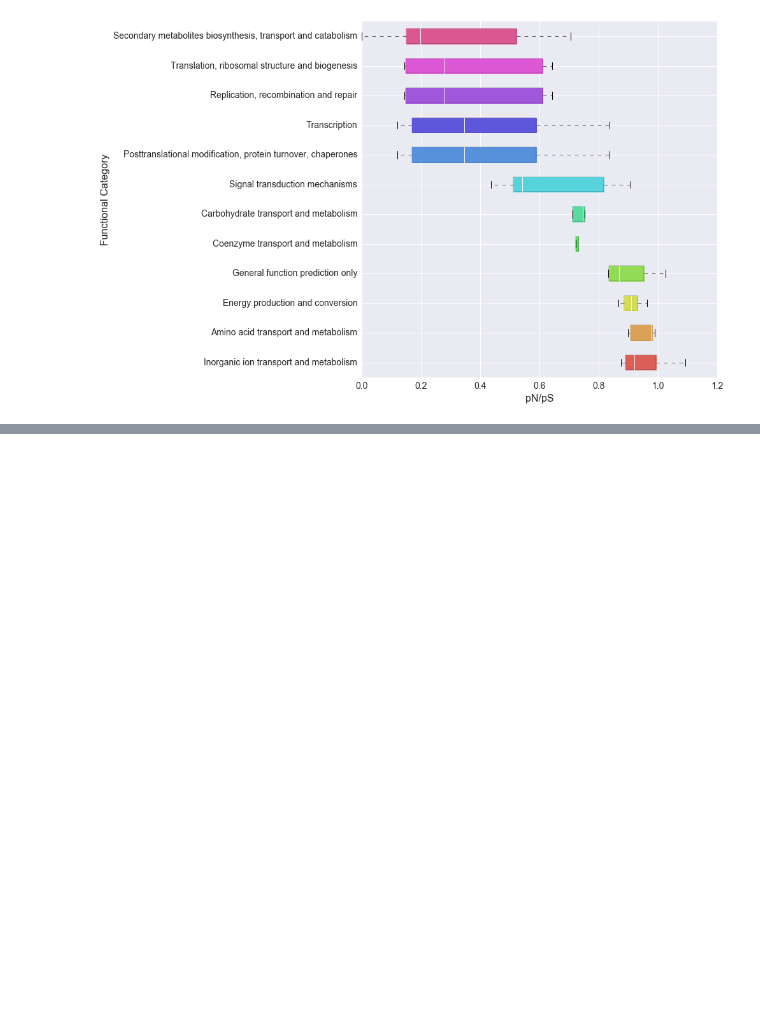
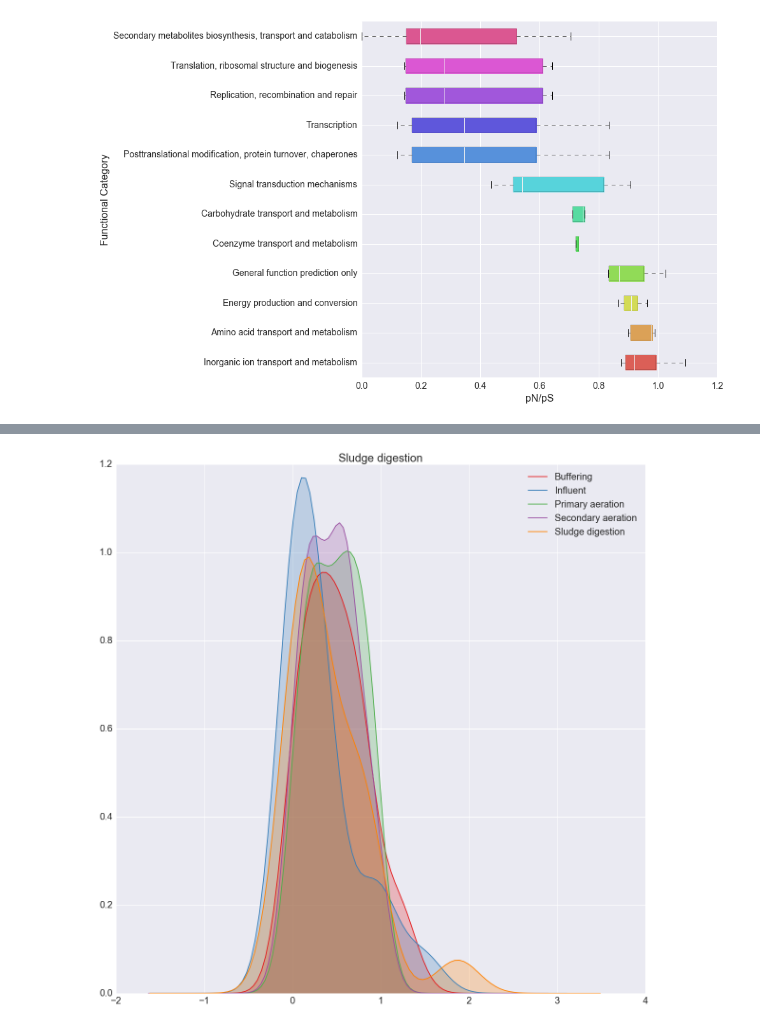
Before and after one commit to frubino/mgkit, a Jupyter notebook: docs/source/pipeline/hmmer-tutorial-explore-data.ipynb, the cells around one changed output, grey strips where cells are left out. Saved outputs shown, nothing was run; the diff lists cells and outputs as text; code cells hidden in the pictures; blank space fills up the shorter version.

```diff
--- a/docs/source/pipeline/hmmer-tutorial-explore-data.ipynb
+++ b/docs/source/pipeline/hmmer-tutorial-explore-data.ipynb
@@ -398,0 +420,9 @@ _ = ax.set_ylabel('Functional Category', fontsize=16)
+# %%
+# The first step is to instance the Kegg client class
+kclient = mgkit.kegg.KeggClientRest()
+# %%
+# the *link_ids* is use to link any kind of identifiers within the Kegg DB. The first argument
+# of the method is the target, in our case *ec*, for the enzyme classification and the second
+# argument is the list of identifiers to map. To reduce the size of the query and because it would
+# be redundant anyway, we can use a set for all annotations gene_id attribute we have.
+ec_map = kclient.link_ids('ec', set(annotation.gene_id for annotation in annotations.itervalues()))
@@ -398,0 +434,2 @@ _ = ax.set_ylabel('Functional Category', fontsize=16)
+# %%
+ec_pnps = mgkit.snps.get_gene_map_dataframe(snp_data, taxonomy, min_num=3, gene_map=ec_map, index_type='gene')
@@ -398,0 +447,13 @@ _ = ax.set_ylabel('Functional Category', fontsize=16)
+# %%
+# The enzyme classification naming is verbose, so it's better not to rename the rows
+ec_pnps = ec_pnps.rename(columns=sample_names)
+# %%
+fig, ax = mgkit.plots.get_single_figure(figsize=(20, 20))
+
+seaborn.set(font_scale=2)
+
+for figid, (sample, color) in enumerate(zip(ec_pnps.columns, seaborn.color_palette('Set1', len(ec_pnps.columns)))):
+    seaborn.kdeplot(ec_pnps[sample].dropna(), ax=ax, color=color, shade=True)
+_ = ax.set_title(sample)
+# %% [output]
+[figure, added]
```
Also changed, not shown: parts of 18 cells of this notebook.
